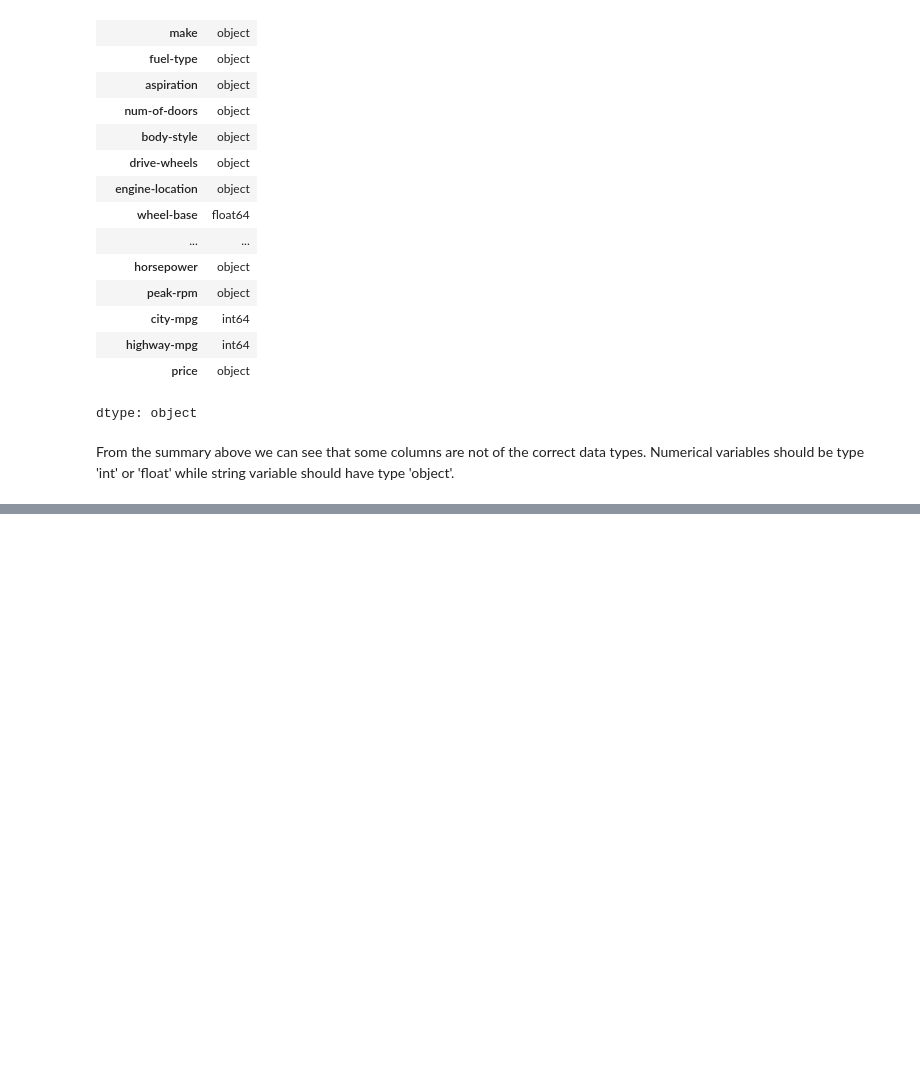
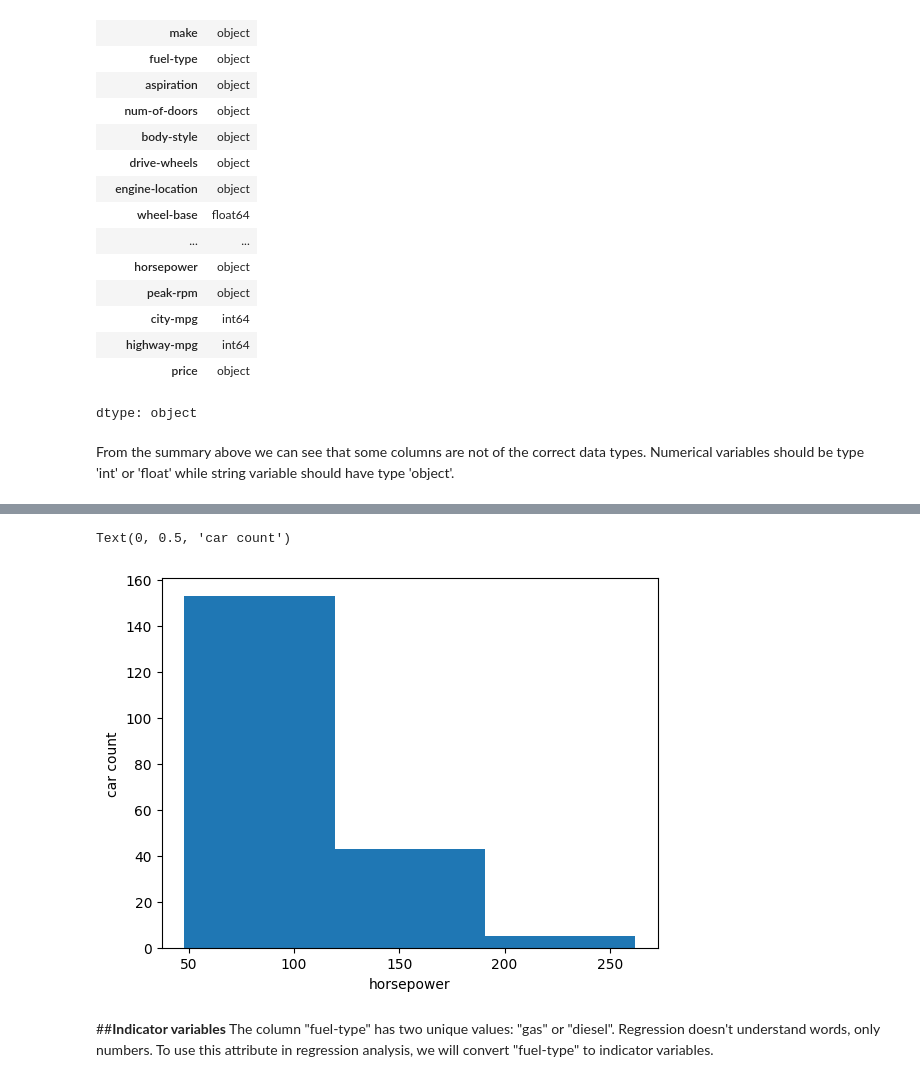
Before and after one commit to Rubieskyama/Data-Science-Ecosystem, a Jupyter notebook: Data Analytics with Python/Used_cars_pricing_analyzer.ipynb, the cells around one changed output, grey strips where cells are left out. Cells and saved outputs as stored; diff of their text form; code cells hidden in the pictures; blank space fills up the shorter version.

```diff
--- a/Data Analytics with Python/Used_cars_pricing_analyzer.ipynb
+++ b/Data Analytics with Python/Used_cars_pricing_analyzer.ipynb
@@ -224,0 +335,13 @@ dtype: object
+# %%
+#plot a histogram of attribute horsepower with bins=3
+plt.pyplot.hist(df['horsepower'], bins=3)
+
+#set x and y label as well as title
+plt.pyplot.xlabel('horsepower')
+plt.pyplot.ylabel('car count')
+# %% [output]
+Text(0, 0.5, 'car count')
+[figure, added]
+# %% [markdown]
+##**Indicator variables**
+The column "fuel-type" has two unique values: "gas" or "diesel". Regression doesn't understand words, only numbers. To use this attribute in regression analysis, we will convert "fuel-type" to indicator variables.
```
Also changed, not shown: parts of 24 cells of this notebook.
